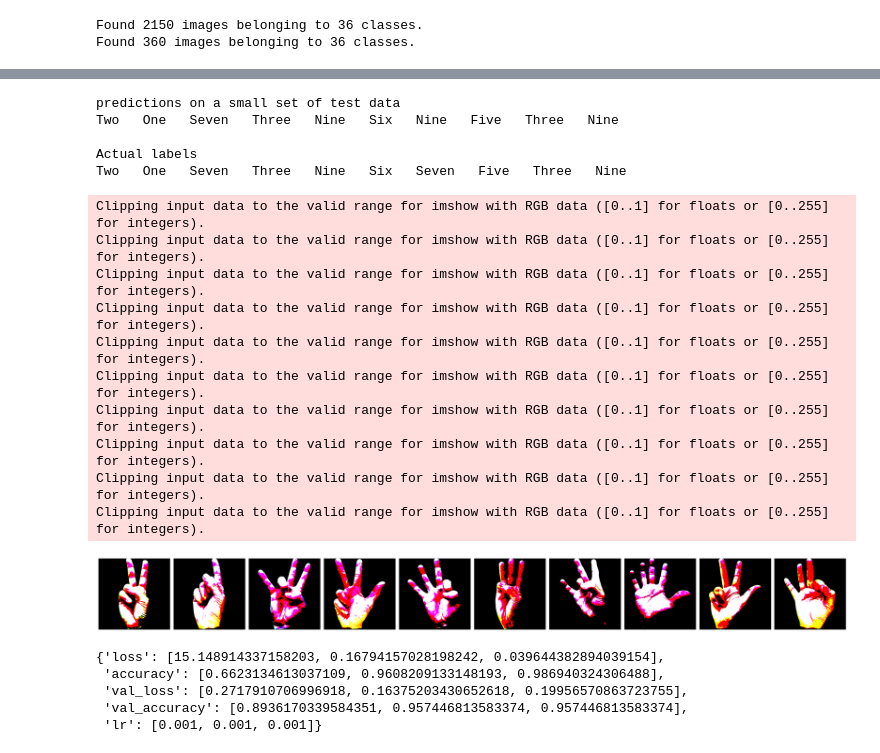
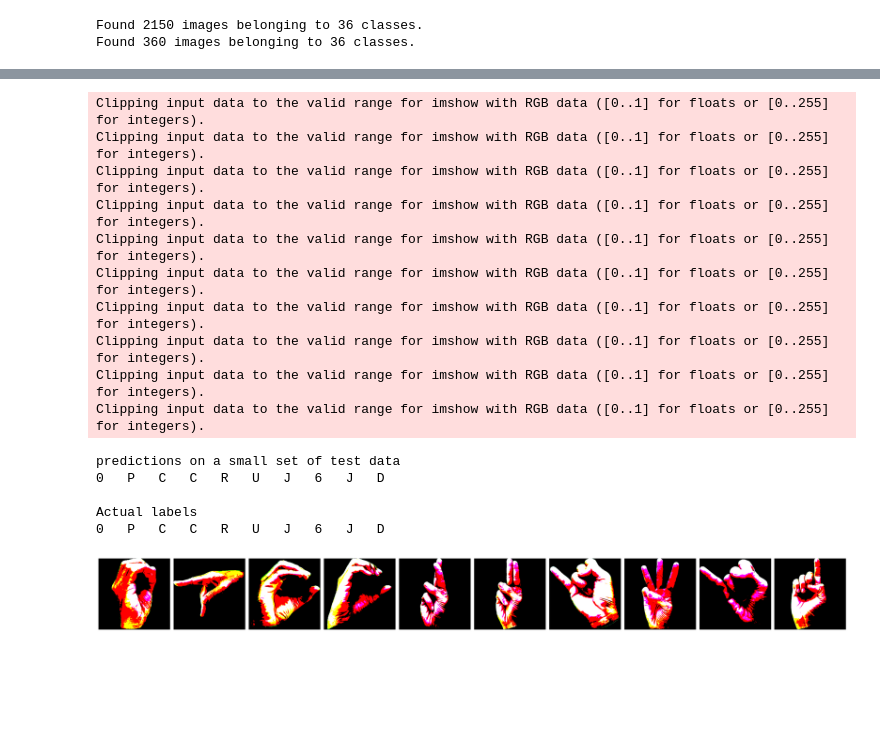
Before and after one commit to Gekko-Geko/asl_python, a Jupyter notebook: jupyter/asl.ipynb, the cells around one changed output, grey strips where cells are left out. Drawn from its saved outputs; the diff is of its cells as text; code cells hidden in the pictures; blank space fills up the shorter version.

```diff
--- a/jupyter/asl.ipynb
+++ b/jupyter/asl.ipynb
@@ -162,36 +149,66 @@ show_final_history(history2)
 # %%
-word_dict = {1:'Zero',2:'One',3:'Two',4:'Three',5:'Four',6:'Five',7:'Six',8:'Seven',9:'Eight',10:'Nine'}
+word_dict = {
+    0:'0',
+    1:'1',
+    2:'2',
+    3:'3',
+    4:'4',
+    5:'5',
+    6:'6',
+    7:'7',
+    8:'8',
+    9:'9',
+    10:'A',
+    11:'B',
+    12:'C',
+    13:'D',
+    14:'E',
+    15:'F',
+    16:'G',
+    17:'H',
+    18:'I',
+    19:'J',
+    20:'K',
+    21:'L',
+    22:'M',
+    23:'N',
+    24:'O',
+    25:'P',
+    26:'Q',
+    27:'R',
+    28:'S',
+    29:'T',
+    30:'U',
+    31:'V',
+    32:'W',
+    33:'X',
+    34:'Y',
+    35:'Z'
+}
 
 predictions = model.predict(imgs, verbose=0)
 print("predictions on a small set of test data")
 for ind, i in enumerate(predictions):
     print(word_dict[np.argmax(i)], end='   ')
 
 print('\n\nActual labels')
 for i in labels:
     print(word_dict[np.argmax(i)], end='   ')
 plotImages(imgs)
-
-history2.history
 # %% [output]
-predictions on a small set of test data
-Two   One   Seven   Three   Nine   Six   Nine   Five   Three   Nine
-
-Actual labels
-Two   One   Seven   Three   Nine   Six   Seven   Five   Three   Nine
+Clipping input data to the valid range for imshow with RGB data ([0..1] for floats or [0..255] for integers).
+Clipping input data to the valid range for imshow with RGB data ([0..1] for floats or [0..255] for integers).
+Clipping input data to the valid range for imshow with RGB data ([0..1] for floats or [0..255] for integers).
+Clipping input data to the valid range for imshow with RGB data ([0..1] for floats or [0..255] for integers).
+Clipping input data to the valid range for imshow with RGB data ([0..1] for floats or [0..255] for integers).
+Clipping input data to the valid range for imshow with RGB data ([0..1] for floats or [0..255] for integers).
+Clipping input data to the valid range for imshow with RGB data ([0..1] for floats or [0..255] for integers).
+Clipping input data to the valid range for imshow with RGB data ([0..1] for floats or [0..255] for integers).
+Clipping input data to the valid range for imshow with RGB data ([0..1] for floats or [0..255] for integers).
+Clipping input data to the valid range for imshow with RGB data ([0..1] for floats or [0..255] for integers).
-Clipping input data to the valid range for imshow with RGB data ([0..1] for floats or [0..255] for integers).
-Clipping input data to the valid range for imshow with RGB data ([0..1] for floats or [0..255] for integers).
-Clipping input data to the valid range for imshow with RGB data ([0..1] for floats or [0..255] for integers).
-Clipping input data to the valid range for imshow with RGB data ([0..1] for floats or [0..255] for integers).
-Clipping input data to the valid range for imshow with RGB data ([0..1] for floats or [0..255] for integers).
-Clipping input data to the valid range for imshow with RGB data ([0..1] for floats or [0..255] for integers).
-Clipping input data to the valid range for imshow with RGB data ([0..1] for floats or [0..255] for integers).
-Clipping input data to the valid range for imshow with RGB data ([0..1] for floats or [0..255] for integers).
-Clipping input data to the valid range for imshow with RGB data ([0..1] for floats or [0..255] for integers).
-Clipping input data to the valid range for imshow with RGB data ([0..1] for floats or [0..255] for integers).
+predictions on a small set of test data
+0   P   C   C   R   U   J   6   J   D
+
+Actual labels
+0   P   C   C   R   U   J   6   J   D
-[figure, old version]
+[figure, new version]
-{'loss': [15.148914337158203, 0.16794157028198242, 0.039644382894039154],
- 'accuracy': [0.6623134613037109, 0.9608209133148193, 0.986940324306488],
- 'val_loss': [0.2717910706996918, 0.16375203430652618, 0.19956570863723755],
- 'val_accuracy': [0.8936170339584351, 0.957446813583374, 0.957446813583374],
- 'lr': [0.001, 0.001, 0.001]}
```
Also changed, not shown: parts of 5 cells of this notebook.
